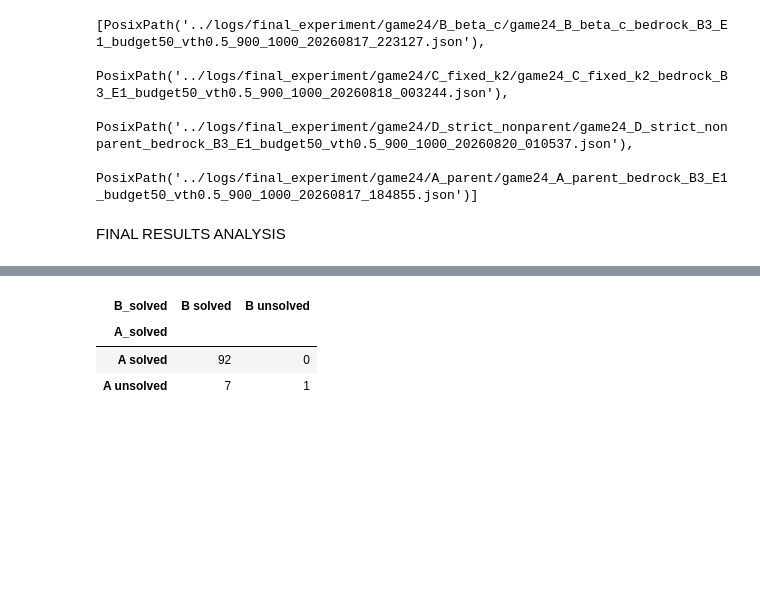
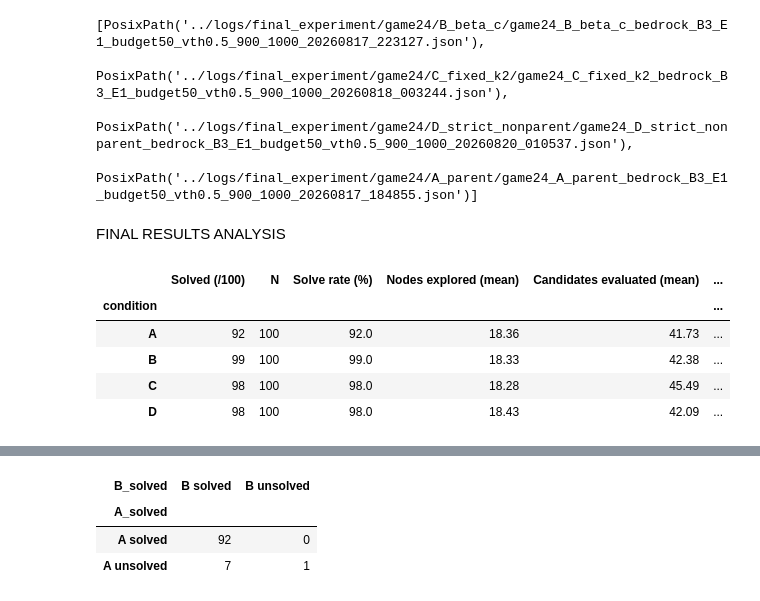
Before and after one commit to bhoomi1-6/Diss, a Jupyter notebook: tree-of-thought-llm/statistical_analysis/Statistical_analysis_game24.ipynb, the cells around one changed output, grey strips where cells are left out. Cells and saved outputs as stored; diff of their text form; code cells hidden in the pictures; blank space fills up the shorter version.

```diff
--- a/tree-of-thought-llm/statistical_analysis/Statistical_analysis_game24.ipynb
+++ b/tree-of-thought-llm/statistical_analysis/Statistical_analysis_game24.ipynb
@@ -78,36 +78,38 @@ descriptive_table = (
         candidates_pruned_mean    = ("candidates_pruned", "mean"),
         backtracks_raw_mean       = ("num_backtracks_raw", "mean"),
         logical_backtracks_mean   = ("num_logical_backtracks", "mean"),
-        mean_jump_size            = ("mean_jump_size", "mean"),
-        pct_jumps_gt1_mean        = ("pct_jumps_gt1", "mean"),
         beta_calls_total          = ("beta_calls", "sum"),
         total_tokens              = ("total_tokens_this_puzzle", "sum"),
     )
     .reindex(["A", "B", "C", "D"])
 )
 
 descriptive_table["solve_rate_%"] = (descriptive_table["solved"] / descriptive_table["n_puzzles"] * 100).round(1)
-descriptive_table["pct_jumps_gt1_mean"] = (descriptive_table["pct_jumps_gt1_mean"] * 100).round(2)
+
 
 descriptive_table = descriptive_table[[
     "solved", "n_puzzles", "solve_rate_%",
     "nodes_explored_mean", "candidates_evaluated_mean", "candidates_pruned_mean",
     "backtracks_raw_mean", "logical_backtracks_mean",
-    "mean_jump_size", "pct_jumps_gt1_mean",
     "beta_calls_total", "total_tokens",
 ]].round(2)
 
 descriptive_table.rename(columns={
     "solved":                    "Solved (/100)",
     "n_puzzles":                 "N",
     "solve_rate_%":              "Solve rate (%)",
     "nodes_explored_mean":       "Nodes explored (mean)",
     "candidates_evaluated_mean": "Candidates evaluated (mean)",
     "candidates_pruned_mean":    "Candidates pruned (mean)",
     "backtracks_raw_mean":       "Backtracks, raw (mean)",
     "logical_backtracks_mean":   "Backtracks, logical (mean)",
-    "mean_jump_size":            "Mean jump size",
-    "pct_jumps_gt1_mean":        "Jumps > 1 level (%)",
     "beta_calls_total":          "β(c) calls (total)",
     "total_tokens":              "Total tokens",
 })
+# %% [output]
+|  | Solved (/100) | N | Solve rate (%) | Nodes explored (mean) | Candidates evaluated (mean) | ... |
+| condition |  |  |  |  |  | ... |
+| A | 92 | 100 | 92.0 | 18.36 | 41.73 | ... |
+| B | 99 | 100 | 99.0 | 18.33 | 42.38 | ... |
+| C | 98 | 100 | 98.0 | 18.28 | 45.49 | ... |
+| D | 98 | 100 | 98.0 | 18.43 | 42.09 | ... |
```
Also changed, not shown: parts of 4 cells of this notebook, 2 other files.
